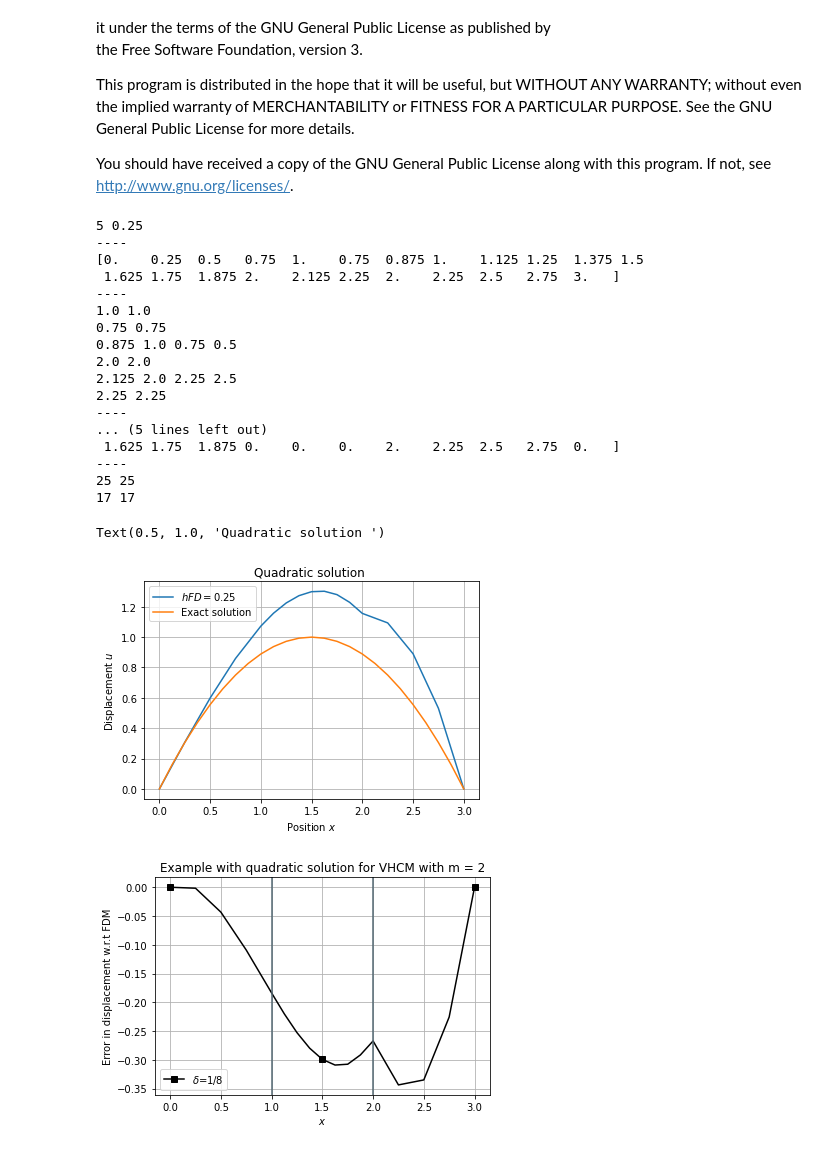
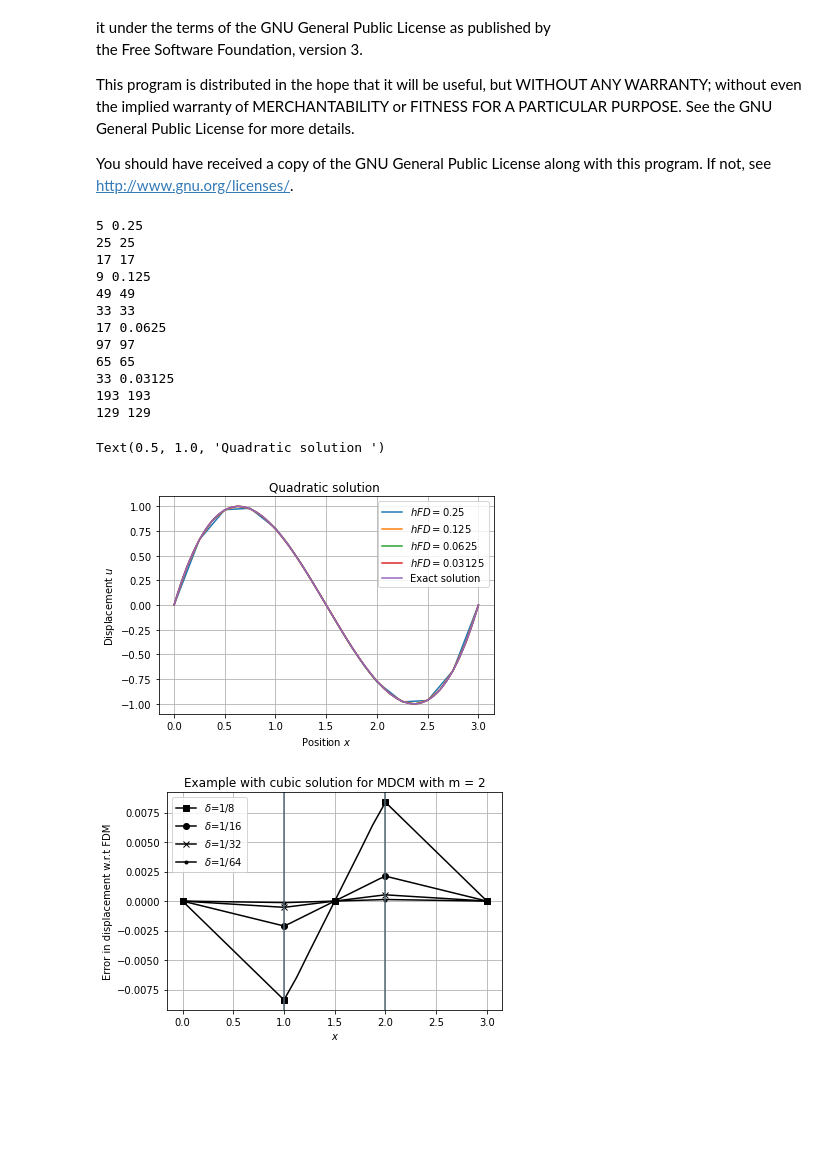
Before and after one commit to diehlpk/reusommer21, a Jupyter notebook: Coupling-MDCM-Dirchelet.ipynb, the cells around one changed output. Cells and saved outputs as stored; diff of their text form; code cells hidden in the pictures; blank space fills up the shorter version.

Commit message:
Fix the MDCM

```diff
--- a/Coupling-MDCM-Dirchelet.ipynb
+++ b/Coupling-MDCM-Dirchelet.ipynb
@@ -19,7 +19,7 @@ import numpy as np
 import matplotlib.pyplot as plt
 import sys
 # %%
-example = "Quadratic"
+example = "Cubic"
 # %%
 #############################################################################
 # Exact solution
@@ -80,7 +80,7 @@ def forceCoupling(n,x):
     force = np.zeros(dim)
 
     for i in range(1,dim-1):
-        force[i] = x[i] #f(x[i])
+        force[i] = f(x[i])
 
     force[dim-1] = 0
 
@@ -197,17 +180,10 @@ def compute(i):
     x2 = np.linspace(1-2*h/2,2.+2*h/2,2*nodes-1+4)
     x3 = np.linspace(2,3.,nodes)
     x = np.array(np.concatenate((x1,x2,x3)))
-    print("----")
-    print(x)
-    print("----")
-    #print(x[n+1],x[n-1])
 
     M = CouplingMDCM(nodes,h,x)
 
     f = forceCoupling(nodes,x)
-    print("----")
-    print(f)
-    print("----")
 
     f[n] = 0
     f[n+1] = 0
@@ -215,22 +191,11 @@ def compute(i):
 
     mid = n+2*n+3
 
-    #print(x[mid],x[mid+1])
-
-    f[mid] = 0
     f[mid+1] = 0
     f[mid+2] = 0
-
-
-    print("----")
-    print(f)
-    print("----")
+    f[mid+3] = 0
 
     u = solve(M,f)
-
-    #print("----")
-    #print(u)
-    #print("----")
 
     x1 = x[0:nodes]
     x2 = x[nodes+3:mid+1]
@@ -240,16 +205,8 @@ def compute(i):
     u2 = u[nodes+3:mid+1]
     u3 = u[mid+4:len(x)]
 
-    #print("----")
-    #print(x3)
-    #print("----")
-
     x = np.concatenate([x1,x2,x3])
     u = np.concatenate([u1,u2,u3])
-
-    #print("----")
-    #print(u)
-    #print("----")
 
     plt.plot(x,u,label="$hFD=$"+str(h))
     plt.grid(True)
@@ -281,7 +238,7 @@ def compute(i):
 uCoupled = []
 uLocal = []
 xLocal = []
-max_iteration = 3 #8
+max_iteration = 6
 
 for i in range(2,max_iteration):
     u , uFD , x = compute(i)
@@ -301,42 +258,35 @@ plt.title(r"Quadratic solution ")
 #plt.savefig("coupling-vhm-"+str(example)+"-dirchelt.pdf")
 # %% [output]
 5 0.25
-----
-[0.    0.25  0.5   0.75  1.    0.75  0.875 1.    1.125 1.25  1.375 1.5
- 1.625 1.75  1.875 2.    2.125 2.25  2.    2.25  2.5   2.75  3.   ]
-----
-1.0 1.0
-0.75 0.75
-0.875 1.0 0.75 0.5
-2.0 2.0
-2.125 2.0 2.25 2.5
-2.25 2.25
-----
-... (5 lines left out)
- 1.625 1.75  1.875 0.    0.    0.    2.    2.25  2.5   2.75  0.   ]
-----
 25 25
 17 17
+9 0.125
+49 49
+33 33
+17 0.0625
+97 97
+65 65
+33 0.03125
+193 193
+129 129
 Text(0.5, 1.0, 'Quadratic solution ')
-[figure, old version]
+[figure, new version]
 # %%
 plt.clf()
 markers = ['s','o','x','.']
-level = [8,16,32,64]
+level = [4,8,16,32]
 
 for i in range(0,len(xLocal)):
-    #print(xLocal[i])
-    #print(uLocal[i])
     n = np.power(2,i+4)
     plt.plot(xLocal[i],uLocal[i]-uCoupled[i],color="black",marker=markers[i],markevery=level[i],label=r"$\delta$=1/"+str(int(n/2)))
 
 plt.xlabel(r"$x$")
 plt.ylabel(r"Error in displacement w.r.t FDM")
-plt.title(r"Example with " + str(example).lower() + " solution for VHCM with m = 2")
+plt.title(r"Example with " + str(example).lower() + " solution for MDCM with m = 2")
 plt.grid()
 plt.axvline(x=1,c="#536872")
 plt.axvline(x=2,c="#536872")
 plt.legend()
-plt.savefig("coupling-vhm-"+str(example)+"-dirchelt-error.pdf",bbox_inches='tight')
+plt.savefig("coupling-MDCM-"+str(example)+"-dirchelt-error.pdf",bbox_inches='tight')
 # %% [output]
-[figure, old version]
+[figure, new version]
```
Also changed, not shown: parts of 1 cell of this notebook.
